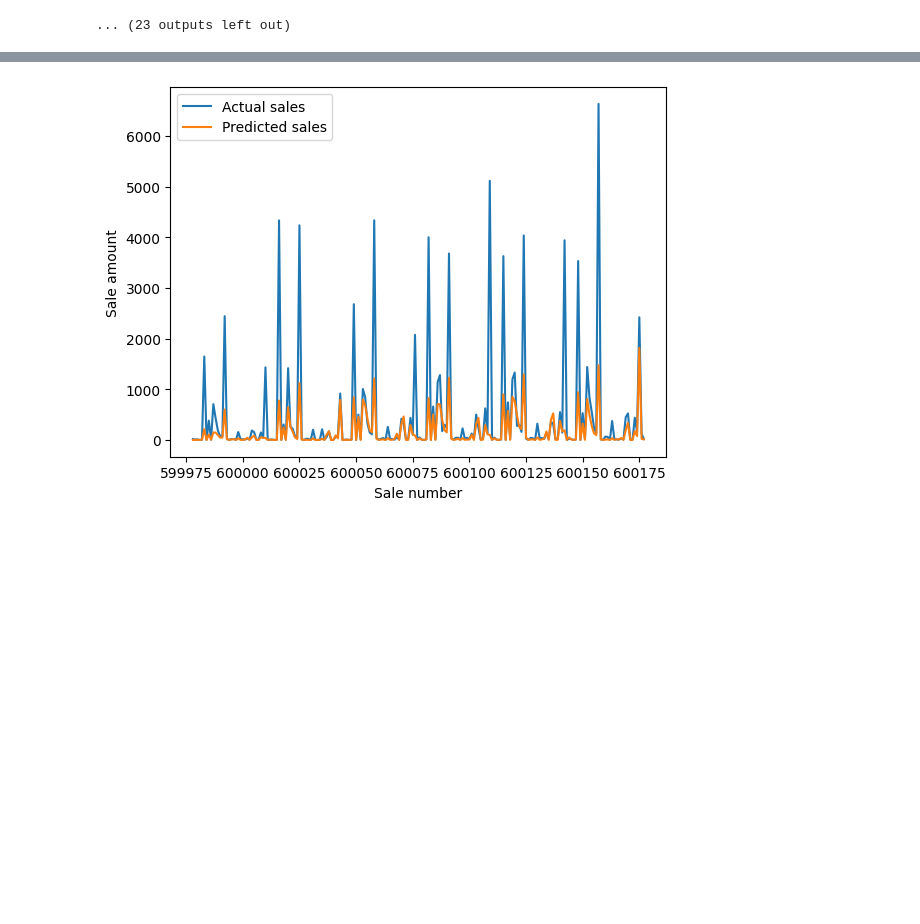
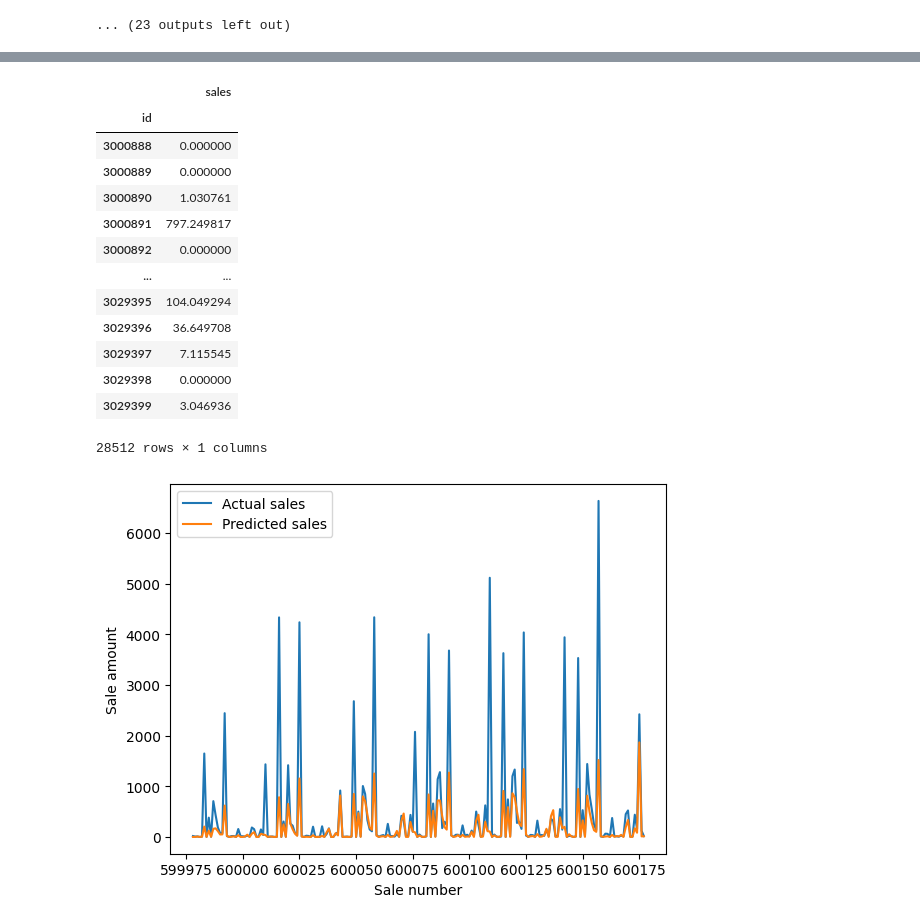
Before and after one commit to DylanDBurke26/CSE404-Group11, a Jupyter notebook: austin_model.ipynb, the cells around one changed output, grey strips where cells are left out. Drawn from its saved outputs; the diff is of its cells as text; code cells hidden in the pictures; blank space fills up the shorter version.

```diff
--- a/austin_model.ipynb
+++ b/austin_model.ipynb
@@ -214,0 +218,17 @@ print(mean_squared_log_error(y_pred=prediction, y_true=y_test))
+# %%
+# Kaggle submission portion
+test_data = test.merge(transactions, on=['date', 'store_nbr'], how='left') # Left merge matches keys similar to SQL
+test_data = test_data.merge(stores, on=['store_nbr'], how='left')
+test_data['transactions'] = test_data['transactions'].fillna(0) # Fill empty with 0's
+test_data = test_data.drop([ 'id', 'date' ], axis=1) # Drop non-features
+test_data = pd.get_dummies(test_data)
+test_X_scaled = scaler.fit_transform(test_data)
+prediction = multilayer_model.predict(test_X_scaled)
+prediction_data = np.where(prediction<0, 0, prediction)
+pred_df = pd.DataFrame()
+pred_df['id'] = pd.read_csv('sample_submission.csv')['id']
+pred_df = pred_df.set_index('id')
+pred_df['sales'] = prediction_data
+pred_df
+pred_df.to_csv('submission.csv')
+# %% [output]
@@ -215,3 +236,17 @@ print(mean_squared_log_error(y_pred=prediction, y_true=y_test))
+|  | sales |
+| id |  |
+| 3000888 | 0.000000 |
+| 3000889 | 0.000000 |
+| 3000890 | 1.030761 |
+| 3000891 | 797.249817 |
+| 3000892 | 0.000000 |
+| ... | ... |
+| 3029395 | 104.049294 |
+| 3029396 | 36.649708 |
+| 3029397 | 7.115545 |
+| 3029398 | 0.000000 |
+| 3029399 | 3.046936 |
+28512 rows × 1 columns
 # %%
 y_test_df = pd.DataFrame(y_test)
 y_test_df = y_test_df.reset_index().drop('index', axis=1)
```
Also changed, not shown: parts of 6 cells of this notebook.
